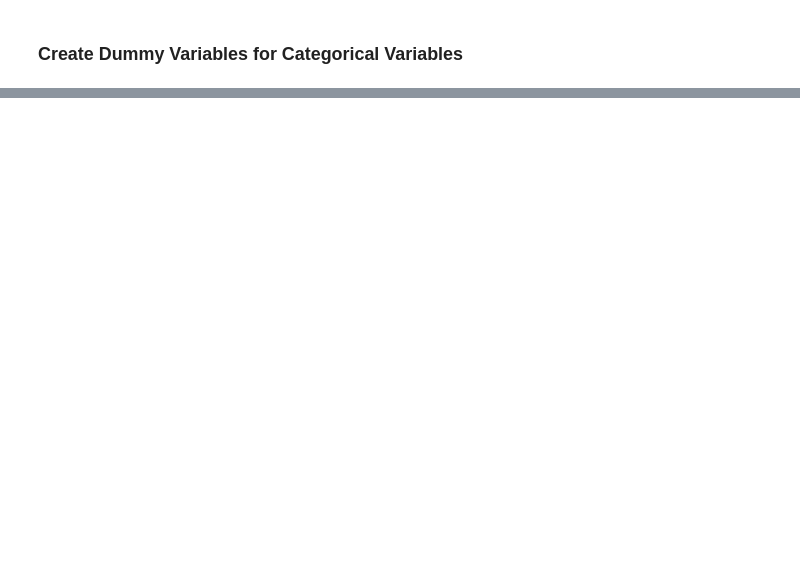
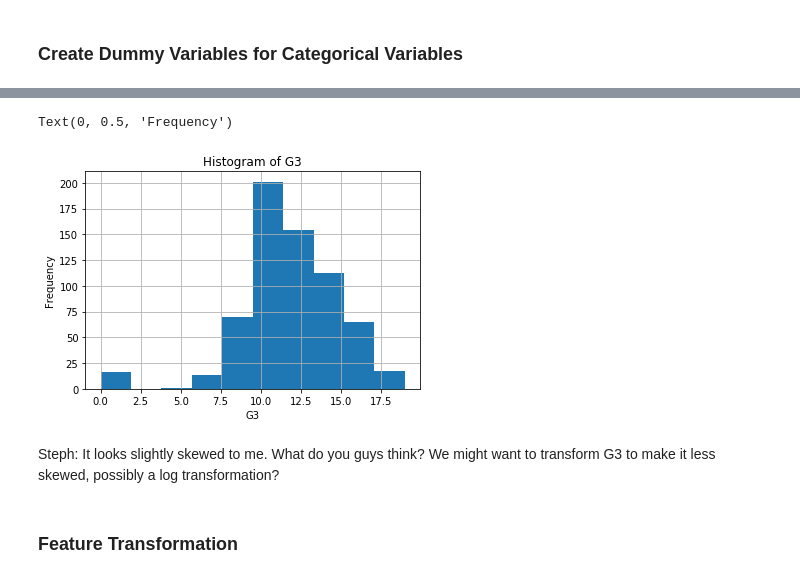
Before and after one commit to stephyap/ph1978L_finalproject, a Jupyter notebook: ph1978L_finalproject.ipynb, the cells around one changed output, grey strips where cells are left out. Cells and saved outputs as stored; diff of their text form; code cells hidden in the pictures; blank space fills up the shorter version.

Commit message:
feature transformation
- still need to normalize 'failures' and 'Dalc'

```diff
--- a/ph1978L_finalproject.ipynb
+++ b/ph1978L_finalproject.ipynb
@@ -116,0 +163,12 @@ dtype: object
+# %%
+df3.G3.hist()
+plt.title('Histogram of G3')
+plt.xlabel('G3')
+plt.ylabel('Frequency')
+# %% [output]
+Text(0, 0.5, 'Frequency')
+[figure, added]
+# %% [markdown]
+Steph: It looks slightly skewed to me. What do you guys think? We might want to transform G3 to make it less skewed, possibly a log transformation?
+# %% [markdown]
+### Feature Transformation
```
Also changed, not shown: parts of 21 cells of this notebook.
